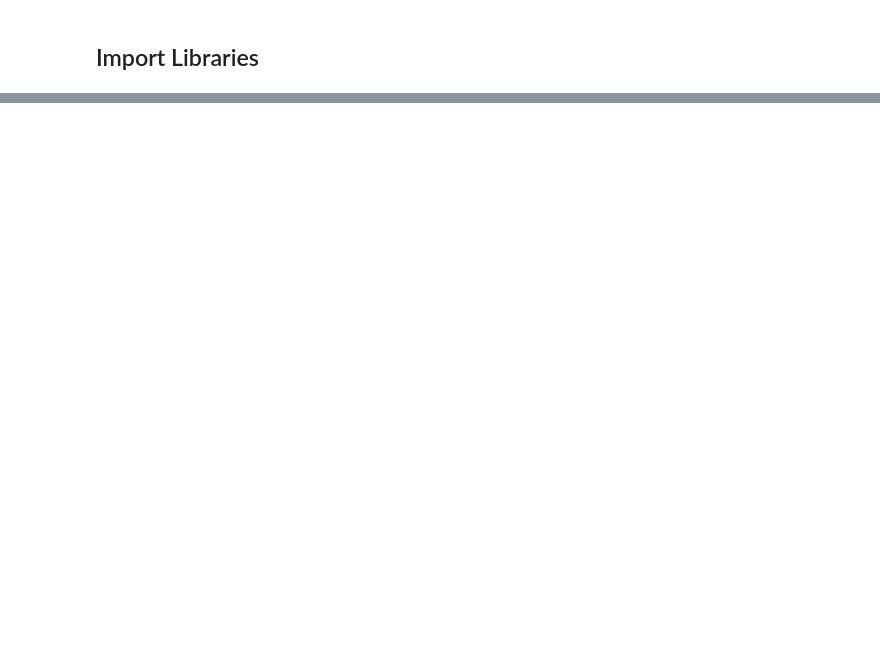
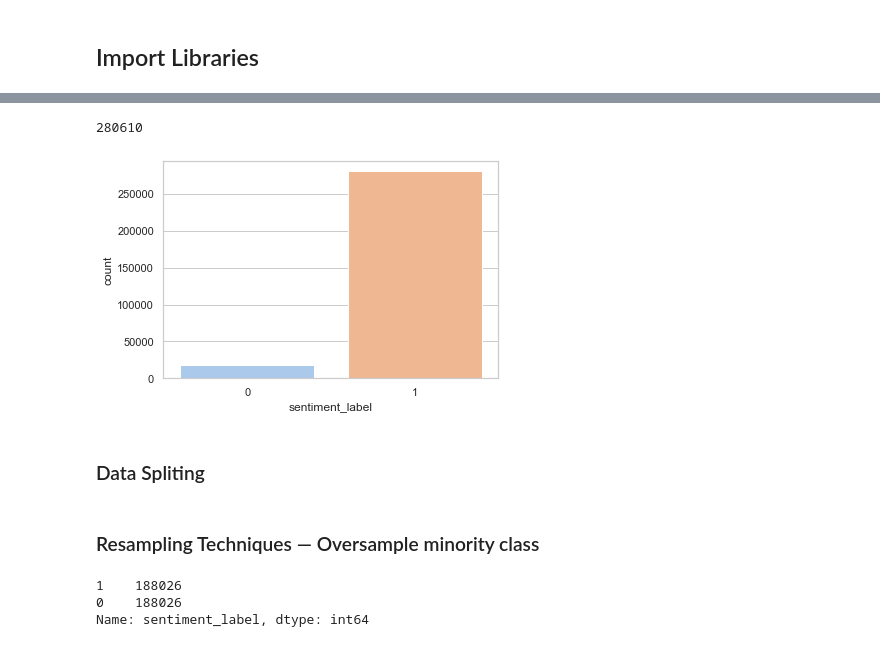
Before and after one commit to LingxingG/Data-Mining-Project, a Jupyter notebook: pre_processing/SafeIndex/Merging safe index to data.ipynb, the cells around one changed output, grey strips where cells are left out. Cells and saved outputs as stored; diff of their text form; code cells hidden in the pictures; blank space fills up the shorter version.

```diff
--- a/pre_processing/SafeIndex/Merging safe index to data.ipynb
+++ b/pre_processing/SafeIndex/Merging safe index to data.ipynb
@@ -89,0 +189,3 @@ df.head(10)
+# %%
+df_sentiment = pd.read_pickle("../../Tanny/df_sentiment.pkl")
+df_sentiment
@@ -89,0 +208,9 @@ df.head(10)
+# %%
+def label_sentiment (df, threshold = 0.8):
+    if df['sentiment_compound'] >= threshold :
+        return 1
+    return 0
+df_sentiment['sentiment_label'] = df_sentiment.apply(label_sentiment, axis=1)
+# %%
+final_sentiment = df_sentiment[['listing_id', 'sentiment_label']]
+final_sentiment
@@ -89,0 +255,17 @@ df.head(10)
+# %%
+Filepath = "amentities_safe_df.pkl"
+
+if os.path.exists(Filepath):
+    final_df = pd.read_pickle(Filepath)
+    print("read success!")
+else:
+    final_df= pd.merge(left=df, right=final_sentiment, left_on='id', right_on='listing_id').drop(columns=['listing_id'])
+    final_df.reset_index(drop=True, inplace=True)
+    final_df.to_pickle(Filepath)
+
+category = "overall"
+final_df = final_df[final_df['Category'] ==category]
+
+columnDrop = ["id","Category", "neighbourhood_cleansed"]
+final_df.drop(columns=columnDrop,inplace=True)
+final_df.reset_index(drop=True, inplace=True)
@@ -89,0 +304,12 @@ df.head(10)
+# %%
+k = final_df['sentiment_label'].sum()
+k
+# %% [output]
+280610
+# %%
+sns.countplot(final_df['sentiment_label'],label="Sum")
+plt.show()
+# %% [output]
+[figure, added]
+# %% [markdown]
+### Data Spliting
@@ -89,0 +332,27 @@ df.head(10)
+# %% [markdown]
+### Resampling Techniques — Oversample minority class
+# %%
+from sklearn.utils import resample
+
+# concatenate our training data back together
+X = pd.concat([X_train, y_train], axis=1)
+
+# separate minority and majority classes
+negative = X[X.sentiment_label==0]
+positive = X[X.sentiment_label==1]
+
+# upsample minority
+sentiment_upsampled = resample(negative,
+                          replace=True, # sample with replacement
+                          n_samples=len(positive), # match number in majority class
+                          random_state=27) # reproducible results
+
+# combine majority and upsampled minority
+upsampled = pd.concat([positive, sentiment_upsampled])
+
+# check new class counts
+upsampled.sentiment_label.value_counts()
+# %% [output]
+1    188026
+0    188026
+Name: sentiment_label, dtype: int64
```
Also changed, not shown: parts of 53 cells of this notebook, 3 other files.
